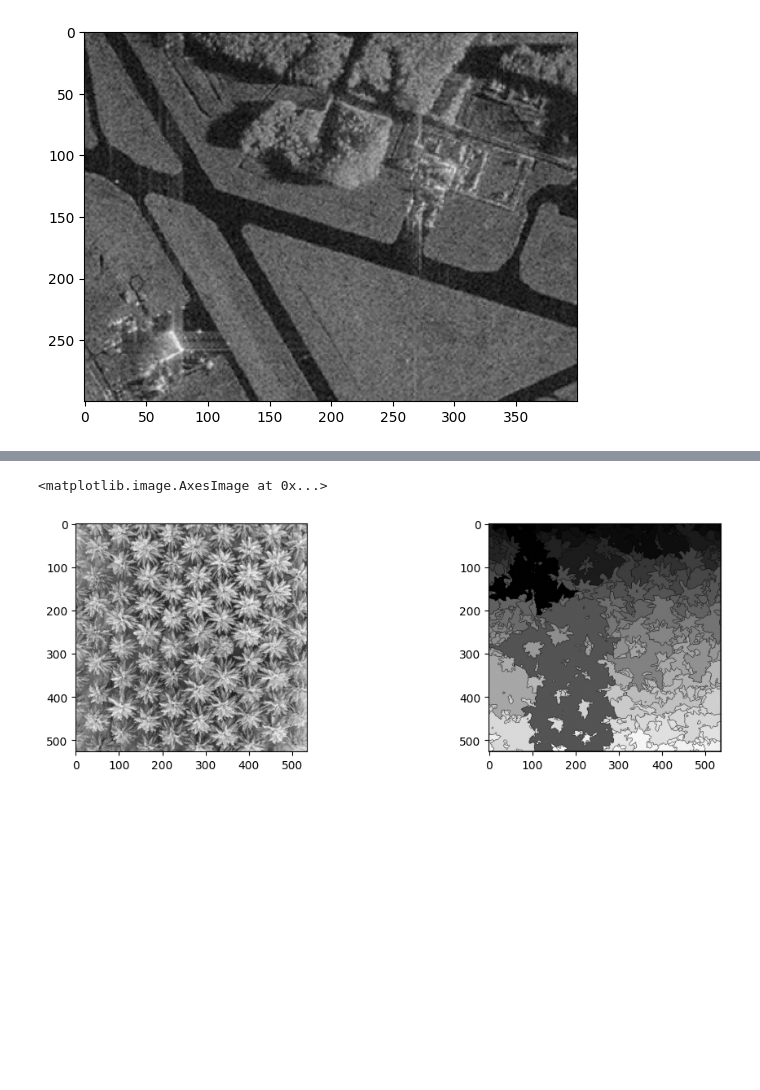
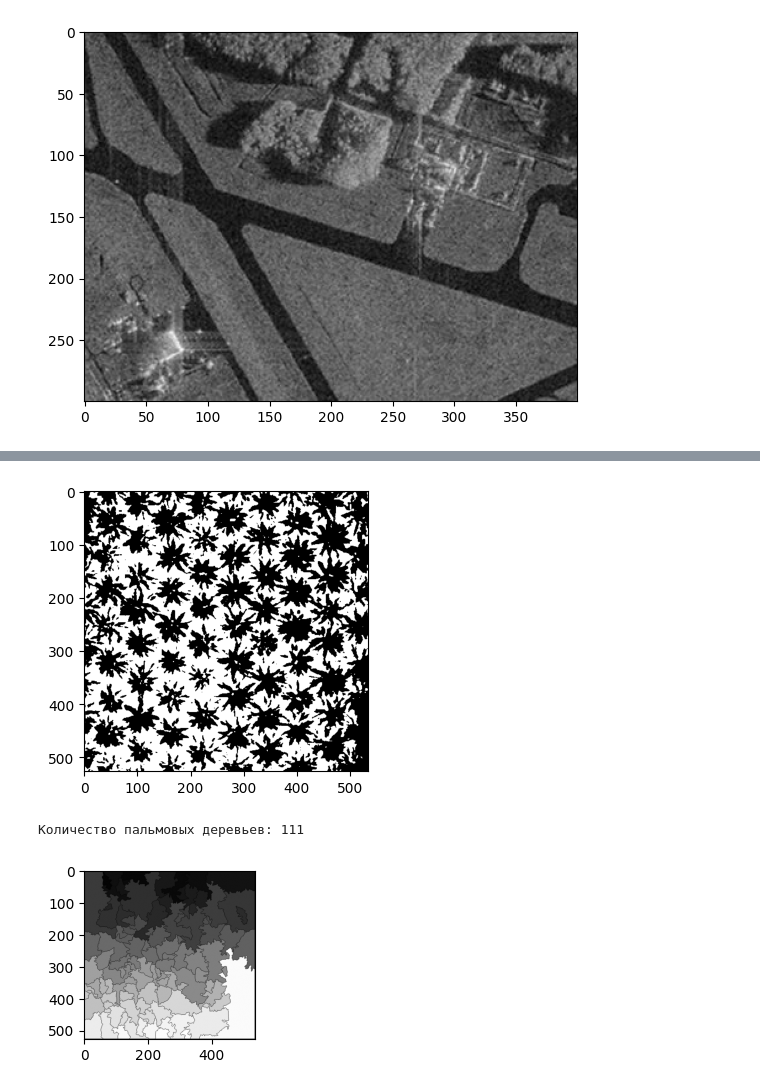
Before and after one commit to Karatel1968/ImageProcessing, a Jupyter notebook: практика_4/Pracice_4.ipynb, the cells around one changed output, grey strips where cells are left out. Cells and saved outputs as stored; diff of their text form; code cells hidden in the pictures; blank space fills up the shorter version.

```diff
--- a/практика_4/Pracice_4.ipynb
+++ b/практика_4/Pracice_4.ipynb
@@ -113,19 +92,31 @@ plt.imshow(gradient_magnitude, cmap="gray")
 # %%
 image = cv2.imread('palm_1.jpg')
 image_gray_2 = cv2.cvtColor(image, cv2.COLOR_BGR2GRAY)
 plt.figure(figsize=(12, 8))
 plt.subplot(2, 2, 1)
 plt.imshow(image_gray_2, cmap="gray")
 
+blurred = cv2.GaussianBlur(image_gray_2, (5, 5), 0)
+_, binary = cv2.threshold(blurred, 0, 255, cv2.THRESH_BINARY_INV + cv2.THRESH_OTSU)
+
+plt.imshow(binary, cmap="gray")
+plt.show()
+
 ret, thresh = cv2.threshold(image_gray_2,0,255, cv2.THRESH_BINARY_INV+cv2.THRESH_OTSU)
 dist = cv2.distanceTransform(thresh, cv2.DIST_L2, 5)
-ret, sure_fg = cv2.threshold(dist, 0.1 * dist.max(), 255, cv2.THRESH_BINARY)
+ret, sure_fg = cv2.threshold(dist, 0.5 * dist.max(), 255, 0)
 sure_fg = sure_fg.astype(np.uint8)
 ret, markers = cv2.connectedComponents(sure_fg)
-markers = cv2.watershed(image, markers)
+result_image = image.copy()
+_, markers = cv2.connectedComponents(sure_fg)
+markers = cv2.watershed(result_image, markers.astype(np.int32))
+result_image[markers == -1] = [0, 0, 255]
+palm_count = len(np.unique(markers)) - 1
 
 plt.subplot(2, 2, 2)
 plt.imshow(markers, cmap="gray")
+print(f"Количество пальмовых деревьев: {palm_count}")
 # %% [output]
+[figure, new version]
-<matplotlib.image.AxesImage at 0x...>
+Количество пальмовых деревьев: 111
-[figure, old version]
+[figure, added]
```
Also changed, not shown: parts of 2 cells of this notebook, 2 other files.
